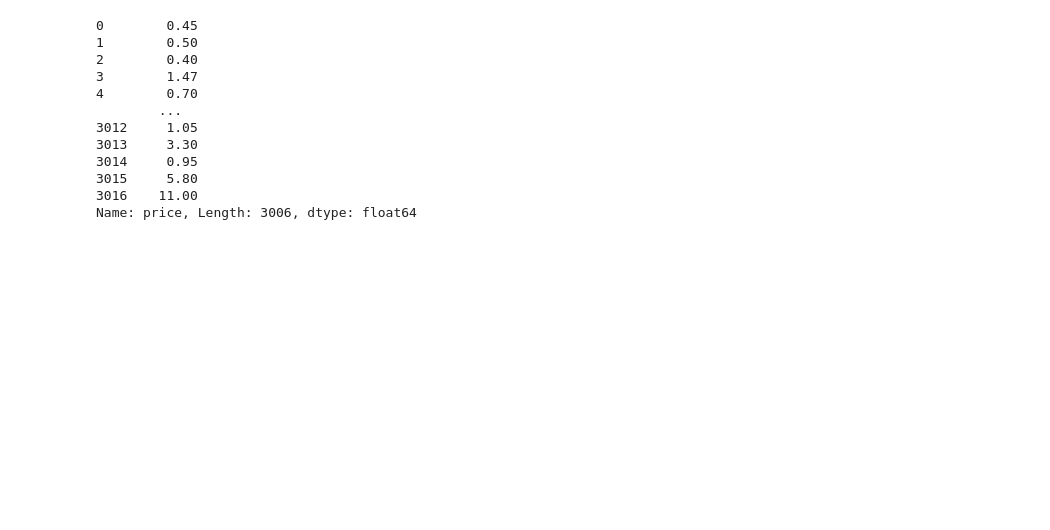
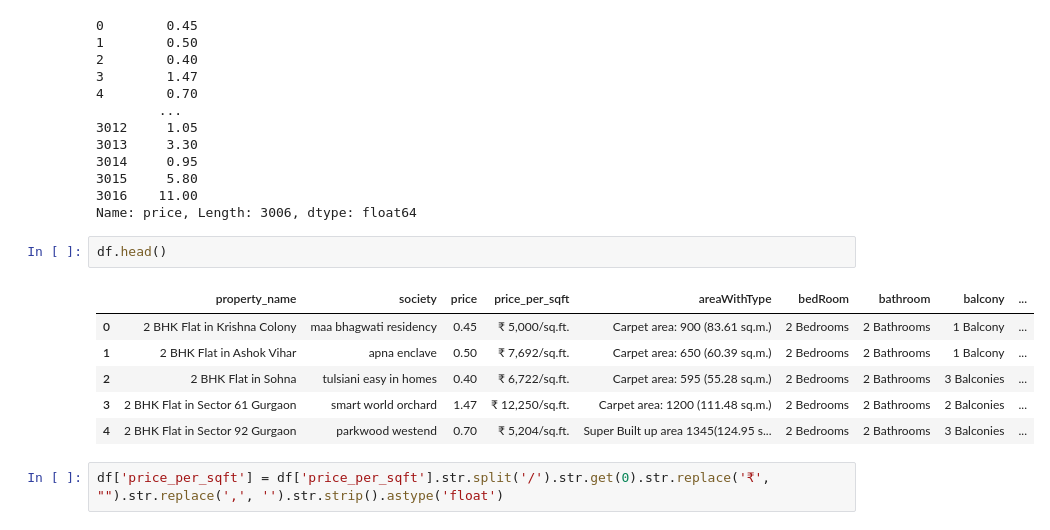
Before and after one commit to srinu-nayak/Real-Estate-House-Price-Prediction, a Jupyter notebook: data-preprocessing-flats.ipynb, the cells around one changed output. Drawn from its saved outputs; the diff is of its cells as text; blank space fills up the shorter version.

Commit message:
cleaned price_per_sqft column

```diff
--- a/data-preprocessing-flats.ipynb
+++ b/data-preprocessing-flats.ipynb
@@ -190,3 +190,14 @@ df['price']
 3015     5.80
 3016    11.00
 Name: price, Length: 3006, dtype: float64
+# %%
+df.head()
+# %% [output]
+|  | property_name | society | price | price_per_sqft | areaWithType | bedRoom | bathroom | balcony | ... |
+| 0 | 2 BHK Flat in Krishna Colony | maa bhagwati residency | 0.45 | ₹ 5,000/sq.ft. | Carpet area: 900 (83.61 sq.m.) | 2 Bedrooms | 2 Bathrooms | 1 Balcony | ... |
+| 1 | 2 BHK Flat in Ashok Vihar | apna enclave | 0.50 | ₹ 7,692/sq.ft. | Carpet area: 650 (60.39 sq.m.) | 2 Bedrooms | 2 Bathrooms | 1 Balcony | ... |
+| 2 | 2 BHK Flat in Sohna | tulsiani easy in homes | 0.40 | ₹ 6,722/sq.ft. | Carpet area: 595 (55.28 sq.m.) | 2 Bedrooms | 2 Bathrooms | 3 Balconies | ... |
+| 3 | 2 BHK Flat in Sector 61 Gurgaon | smart world orchard | 1.47 | ₹ 12,250/sq.ft. | Carpet area: 1200 (111.48 sq.m.) | 2 Bedrooms | 2 Bathrooms | 2 Balconies | ... |
+| 4 | 2 BHK Flat in Sector 92 Gurgaon | parkwood westend | 0.70 | ₹ 5,204/sq.ft. | Super Built up area 1345(124.95 s... | 2 Bedrooms | 2 Bathrooms | 3 Balconies | ... |
+# %%
+df['price_per_sqft'] = df['price_per_sqft'].str.split('/').str.get(0).str.replace('₹', "").str.replace(',', '').str.strip().astype('float')
```
Also changed, not shown: parts of 1 cell of this notebook.
